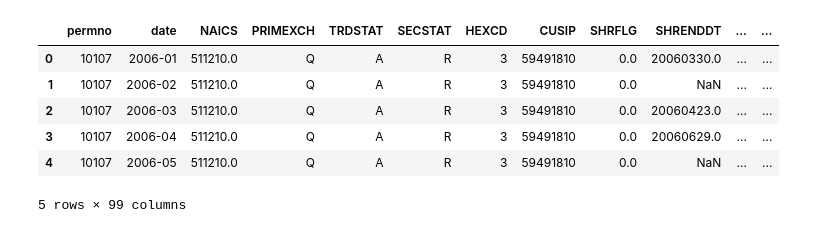
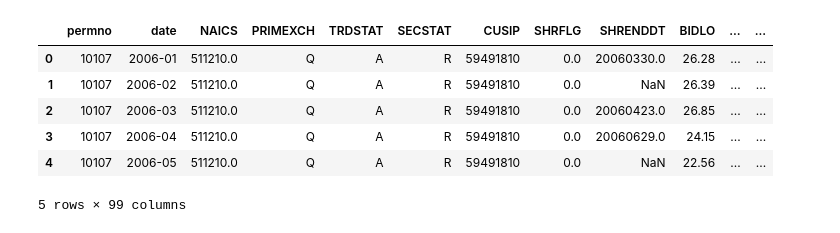
Before and after one commit to mathiasluethi/Machine_Learning_in_Finance_Group_Project, a Jupyter notebook: ML in Finance Group 2.ipynb, the cells around one changed output. Drawn from its saved outputs; the diff is of its cells as text; code cells hidden in the pictures.

Commit message:
Data preparation almost done, needs commenting and exports

```diff
--- a/ML in Finance Group 2.ipynb
+++ b/ML in Finance Group 2.ipynb
@@ -13,17 +13,21 @@ The financial ratios from the Wharton Database are loaded in. The adate and qdat
 # %%
 # Load in data from the Wharton Database
-df = pd.read_csv('Data/WhartonData.csv', sep=',', header=0)
+wharton = pd.read_csv('Data/WhartonData.csv', sep=',', header=0)
 
-df = df.drop(['NAMEENDT','SHRCD','EXCHCD','SICCD','TICKER','COMNAM', 'NCUSIP', 'TSYMBOL',
-              'PERMCO', 'ISSUNO', 'HSICCD'], 1)
-df = df.drop(['DLAMT', 'DLPDT', 'SPREAD', 'DLSTCD', 'NEXTDT', 'HSICMG', 'HSICIG', 'DIVAMT',
+# Delete unusable columns
+wharton = wharton.drop(['NAMEENDT','SHRCD','EXCHCD','SICCD','TICKER','COMNAM', 'NCUSIP', 'TSYMBOL',
+              'PERMCO', 'ISSUNO', 'HEXCD', 'HSICCD'], 1)
+wharton = wharton.drop(['DLAMT', 'DLPDT', 'DLSTCD', 'NEXTDT', 'HSICMG', 'HSICIG', 'DIVAMT',
               'SHRCLS', 'ACPERM', 'ACCOMP', 'NWPERM', 'DLRETX', 'DLPRC', 'DLRET', 'NMSIND',
               'MMCNT', 'NSDINX', 'DCLRDT', 'PAYDT', 'RCRDDT', 'DISTCD', 'FACPR', 'FACSHR',
               'TRTSCD', ], 1)
 
-df.columns.values[0] = 'permno'
+# Formatting data and permno
+wharton.columns.values[0] = 'permno'
+wharton['date'] = wharton.date.astype(str).str[:4] + '-' + wharton.date.astype(str).str[4:6]
 
-df['date'] = df.date.astype(str).str[:4] + '-' + df.date.astype(str).str[4:6]
+# Calculate SPREAD manually
+wharton['SPREAD'] = wharton['BID'] - wharton['ASK']
 
-# print(df.isnull().sum())
-# display(df.head())
+# print(wharton.isnull().sum())
+# display(wharton.head())
@@ -30,11 +37,15 @@ df['date'] = df.date.astype(str).str[:4] + '-' + df.date.astype(str).str[4:6]
 # %%
-# Load in the Ratios
+# Load in the financial ratios from OLAT
 ratios = pd.read_csv('Data/Ratios.csv', sep=',', header=0)
 
+# Delete unusable columns
 ratios = ratios.drop(['adate', 'qdate'], 1)
 
 ratios.columns.values[1] = 'date'
 ratios['date'] = ratios.date.str[6:] + '-' + ratios.date.str[3:5]
 
+# Remove percentages in row "divyield" and divide with 100 (so its decimal percentage) with string split
+ratios['divyield'] = ratios['divyield'].str.rstrip('%').astype('float')/100
+
 # print(ratios.isnull().sum())
-# display(ratios.head())
+display(ratios.head())
@@ -41,14 +60,14 @@ ratios['date'] = ratios.date.str[6:] + '-' + ratios.date.str[3:5]
 # %%
 # Merging the two dataframes
-data = pd.merge(df, ratios, left_on=['date', 'permno'], right_on=['date', 'permno'])
+data = pd.merge(wharton, ratios, left_on=['date', 'permno'], right_on=['date', 'permno'])
 display(data.head())
 # %% [output]
-|  | permno | date | NAICS | PRIMEXCH | TRDSTAT | SECSTAT | HEXCD | CUSIP | SHRFLG | SHRENDDT | ... | ... |
-| 0 | 10107 | 2006-01 | 511210.0 | Q | A | R | 3 | 59491810 | 0.0 | 20060330.0 | ... | ... |
-| 1 | 10107 | 2006-02 | 511210.0 | Q | A | R | 3 | 59491810 | 0.0 | NaN | ... | ... |
-| 2 | 10107 | 2006-03 | 511210.0 | Q | A | R | 3 | 59491810 | 0.0 | 20060423.0 | ... | ... |
-| 3 | 10107 | 2006-04 | 511210.0 | Q | A | R | 3 | 59491810 | 0.0 | 20060629.0 | ... | ... |
-| 4 | 10107 | 2006-05 | 511210.0 | Q | A | R | 3 | 59491810 | 0.0 | NaN | ... | ... |
+|  | permno | date | NAICS | PRIMEXCH | TRDSTAT | SECSTAT | CUSIP | SHRFLG | SHRENDDT | BIDLO | ... | ... |
+| 0 | 10107 | 2006-01 | 511210.0 | Q | A | R | 59491810 | 0.0 | 20060330.0 | 26.28 | ... | ... |
+| 1 | 10107 | 2006-02 | 511210.0 | Q | A | R | 59491810 | 0.0 | NaN | 26.39 | ... | ... |
+| 2 | 10107 | 2006-03 | 511210.0 | Q | A | R | 59491810 | 0.0 | 20060423.0 | 26.85 | ... | ... |
+| 3 | 10107 | 2006-04 | 511210.0 | Q | A | R | 59491810 | 0.0 | 20060629.0 | 24.15 | ... | ... |
+| 4 | 10107 | 2006-05 | 511210.0 | Q | A | R | 59491810 | 0.0 | NaN | 22.56 | ... | ... |
 5 rows × 99 columns
 # %%
 # Creating a responce vector and an attribute matrix
```
Also changed, not shown: parts of 5 cells of this notebook, 1 other file.
